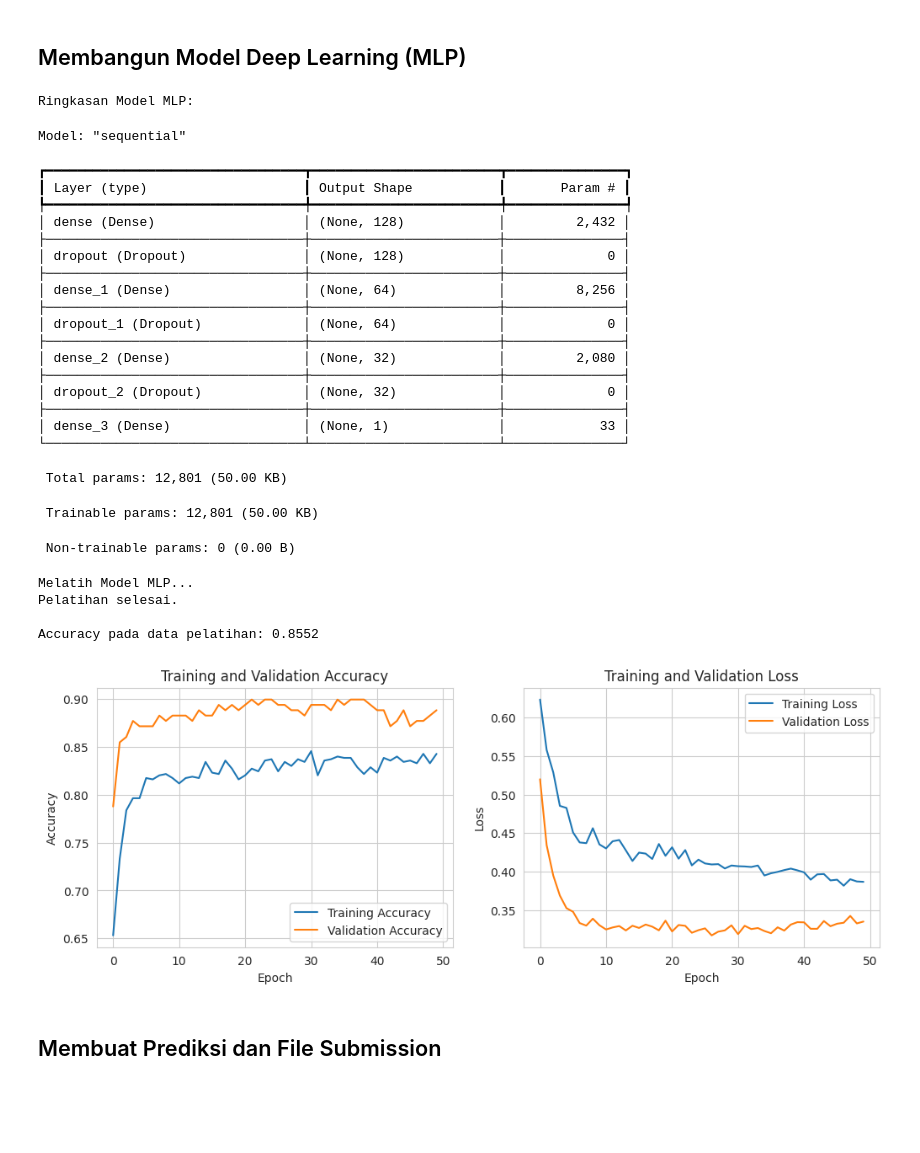
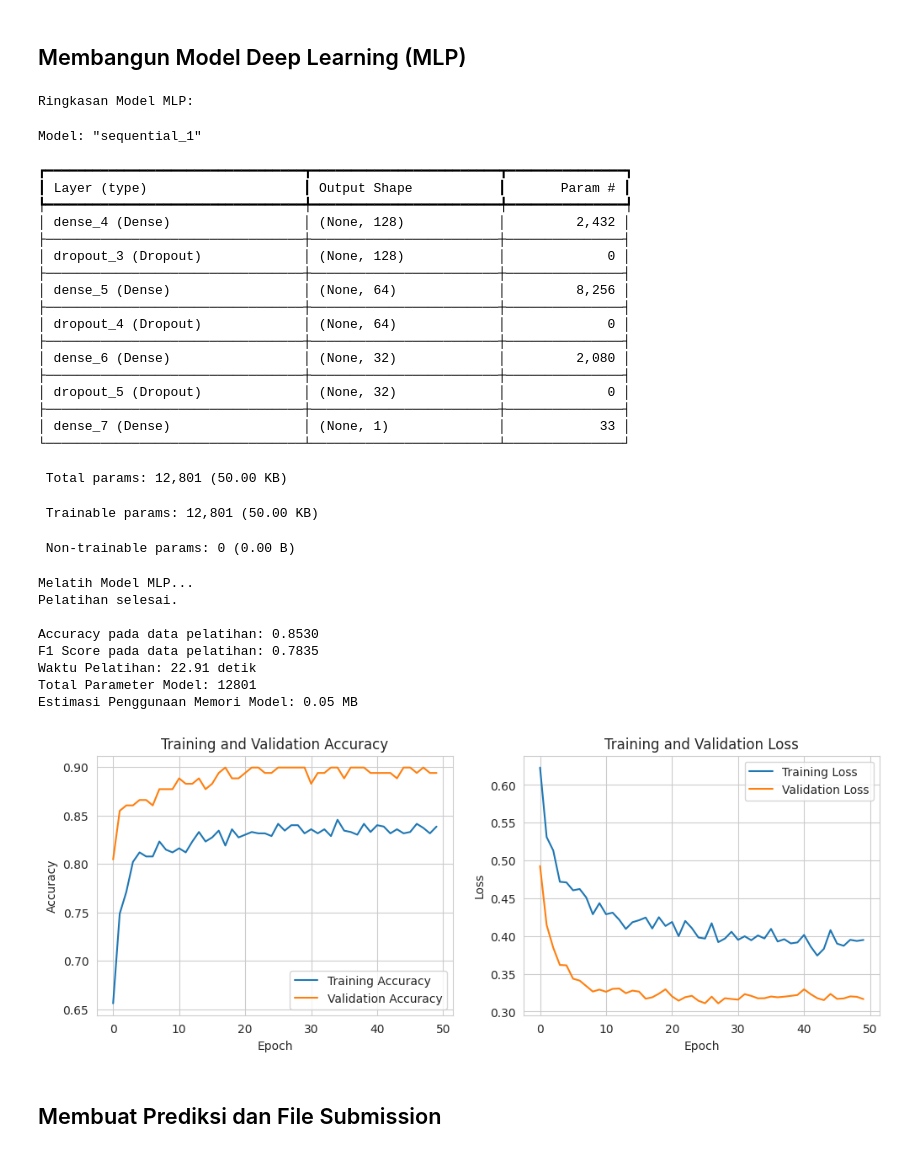
Before and after one commit to Tayo1103/uts_deep_learning, a Jupyter notebook: Notebook/UTS_Deep_Learning_Kasus_1_Data_Tabular_(DL).ipynb, the cells around one changed output. Cells and saved outputs as stored; diff of their text form; code cells hidden in the pictures; blank space fills up the shorter version.

```diff
--- a/Notebook/UTS_Deep_Learning_Kasus_1_Data_Tabular_(DL).ipynb
+++ b/Notebook/UTS_Deep_Learning_Kasus_1_Data_Tabular_(DL).ipynb
@@ -275,6 +284,7 @@ import tensorflow as tf
 from tensorflow import keras
 from tensorflow.keras import layers
 import time
+from sklearn.metrics import f1_score
 
 # Definisikan arsitektur model MLP
 model = keras.Sequential([
@@ -306,7 +316,23 @@ print("Pelatihan selesai.")
 
 # Evaluasi model pada data pelatihan
 loss, accuracy = model.evaluate(X_train_processed, y_train, verbose=0)
+
+# Lakukan prediksi pada data pelatihan untuk perhitungan F1 Score
+y_train_pred_probs = model.predict(X_train_processed, verbose=0)
+y_train_pred = (y_train_pred_probs > 0.5).astype(int)
+f1 = f1_score(y_train, y_train_pred)
+
+# Hitung total parameter model
+total_params = model.count_params()
+
+# Estimasi penggunaan memori model (asumsi float32 = 4 bytes per parameter)
+memory_usage_mb = (total_params * 4) / (1024 * 1024)
+
 print(f"\nAccuracy pada data pelatihan: {accuracy:.4f}")
+print(f"F1 Score pada data pelatihan: {f1:.4f}")
+print(f"Waktu Pelatihan: {training_time:.2f} detik")
+print(f"Total Parameter Model: {total_params}")
+print(f"Estimasi Penggunaan Memori Model: {memory_usage_mb:.2f} MB")
 
 # Plot history untuk visualisasi (opsional)
 import matplotlib.pyplot as plt
@@ -319,43 +345,47 @@ plt.title('Training and Validation Accuracy')
 plt.xlabel('Epoch')
 plt.ylabel('Accuracy')
 plt.legend()
 
 plt.subplot(1, 2, 2)
 plt.plot(history.history['loss'], label='Training Loss')
 plt.plot(history.history['val_loss'], label='Validation Loss')
 plt.title('Training and Validation Loss')
 plt.xlabel('Epoch')
 plt.ylabel('Loss')
 plt.legend()
 plt.show()
 # %% [output]
 Ringkasan Model MLP:
-Model: "sequential"
+Model: "sequential_1"
 ┏━━━━━━━━━━━━━━━━━━━━━━━━━━━━━━━━━┳━━━━━━━━━━━━━━━━━━━━━━━━┳━━━━━━━━━━━━━━━┓
 ┃ Layer (type)                    ┃ Output Shape           ┃       Param # ┃
 ┡━━━━━━━━━━━━━━━━━━━━━━━━━━━━━━━━━╇━━━━━━━━━━━━━━━━━━━━━━━━╇━━━━━━━━━━━━━━━┩
-│ dense (Dense)                   │ (None, 128)            │         2,432 │
+│ dense_4 (Dense)                 │ (None, 128)            │         2,432 │
 ├─────────────────────────────────┼────────────────────────┼───────────────┤
-│ dropout (Dropout)               │ (None, 128)            │             0 │
+│ dropout_3 (Dropout)             │ (None, 128)            │             0 │
 ├─────────────────────────────────┼────────────────────────┼───────────────┤
-│ dense_1 (Dense)                 │ (None, 64)             │         8,256 │
+│ dense_5 (Dense)                 │ (None, 64)             │         8,256 │
 ├─────────────────────────────────┼────────────────────────┼───────────────┤
-│ dropout_1 (Dropout)             │ (None, 64)             │             0 │
+│ dropout_4 (Dropout)             │ (None, 64)             │             0 │
 ├─────────────────────────────────┼────────────────────────┼───────────────┤
-│ dense_2 (Dense)                 │ (None, 32)             │         2,080 │
+│ dense_6 (Dense)                 │ (None, 32)             │         2,080 │
 ├─────────────────────────────────┼────────────────────────┼───────────────┤
-│ dropout_2 (Dropout)             │ (None, 32)             │             0 │
+│ dropout_5 (Dropout)             │ (None, 32)             │             0 │
 ├─────────────────────────────────┼────────────────────────┼───────────────┤
-│ dense_3 (Dense)                 │ (None, 1)              │            33 │
+│ dense_7 (Dense)                 │ (None, 1)              │            33 │
 └─────────────────────────────────┴────────────────────────┴───────────────┘
  Total params: 12,801 (50.00 KB)
  Trainable params: 12,801 (50.00 KB)
  Non-trainable params: 0 (0.00 B)
 Melatih Model MLP...
 Pelatihan selesai.
 
-Accuracy pada data pelatihan: 0.8552
+Accuracy pada data pelatihan: 0.8530
+F1 Score pada data pelatihan: 0.7835
+Waktu Pelatihan: 22.91 detik
+Total Parameter Model: 12801
+Estimasi Penggunaan Memori Model: 0.05 MB
-[figure, old version]
+[figure, new version]
 # %% [markdown]
 ## Membuat Prediksi dan File Submission
 # %%
```
Also changed, not shown: parts of 4 cells of this notebook, 1 other file.
